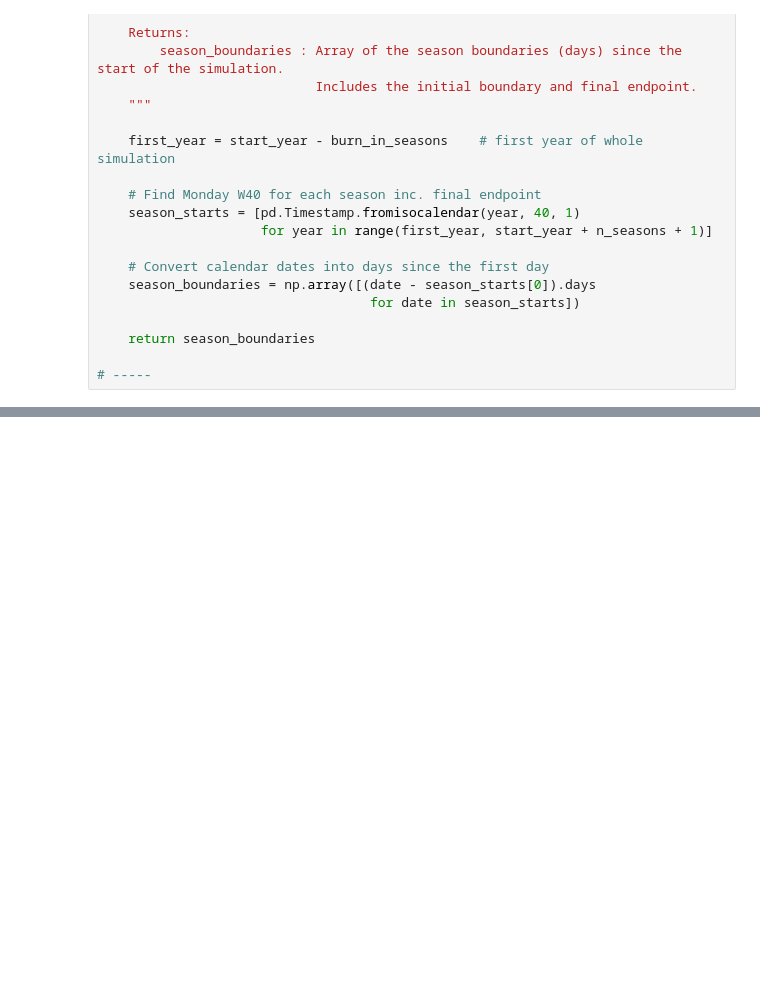
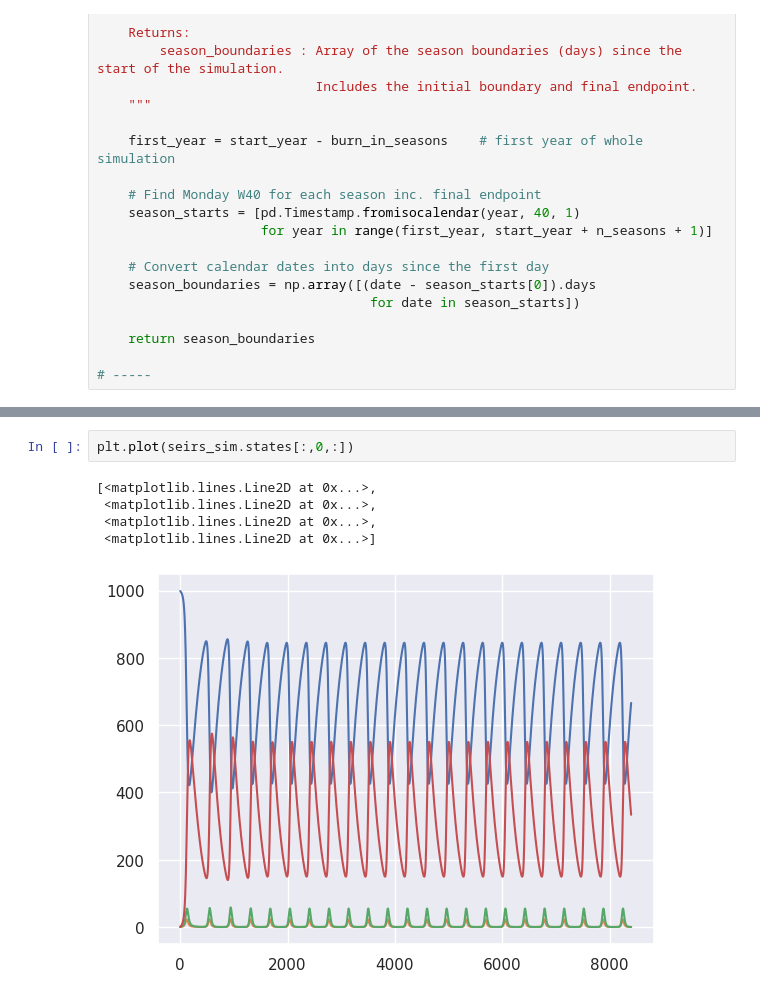
Before and after one commit to e-foster/flu-modelling-nihr, a Jupyter notebook: 05-simple-gemlib-flu-modelling.ipynb, the cells around one changed output, grey strips where cells are left out. Saved outputs shown, nothing was run; the diff lists cells and outputs as text; blank space fills up the shorter version.

```diff
--- a/05-simple-gemlib-flu-modelling.ipynb
+++ b/05-simple-gemlib-flu-modelling.ipynb
@@ -134,3 +140,11 @@ plt.plot(sim_df["time"], sim_df["positive"])
+# %%
+plt.plot(seirs_sim.states[:,0,:])
+# %% [output]
+[<matplotlib.lines.Line2D at 0x...>,
+ <matplotlib.lines.Line2D at 0x...>,
+ <matplotlib.lines.Line2D at 0x...>,
+ <matplotlib.lines.Line2D at 0x...>]
+[figure, added]
 # %%
 # --- Model Function ---
 
```
Also changed, not shown: parts of 15 cells of this notebook.
